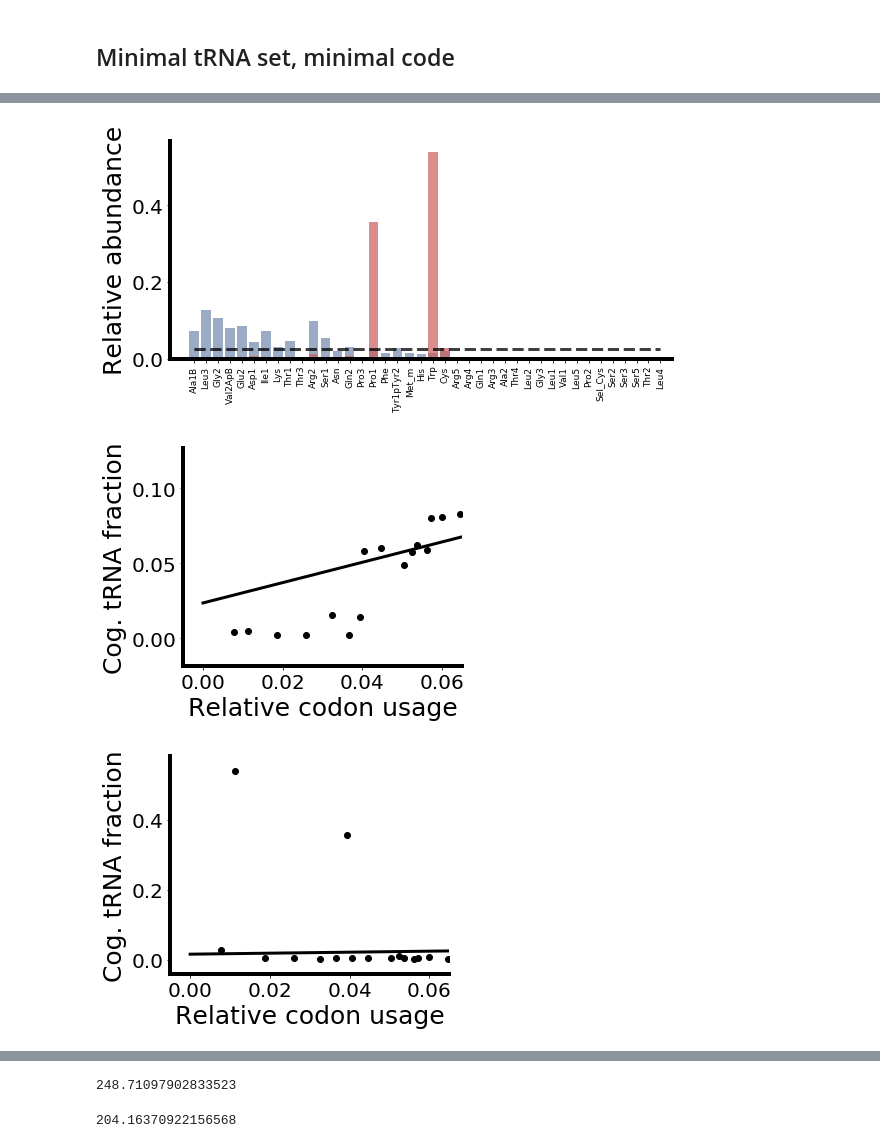
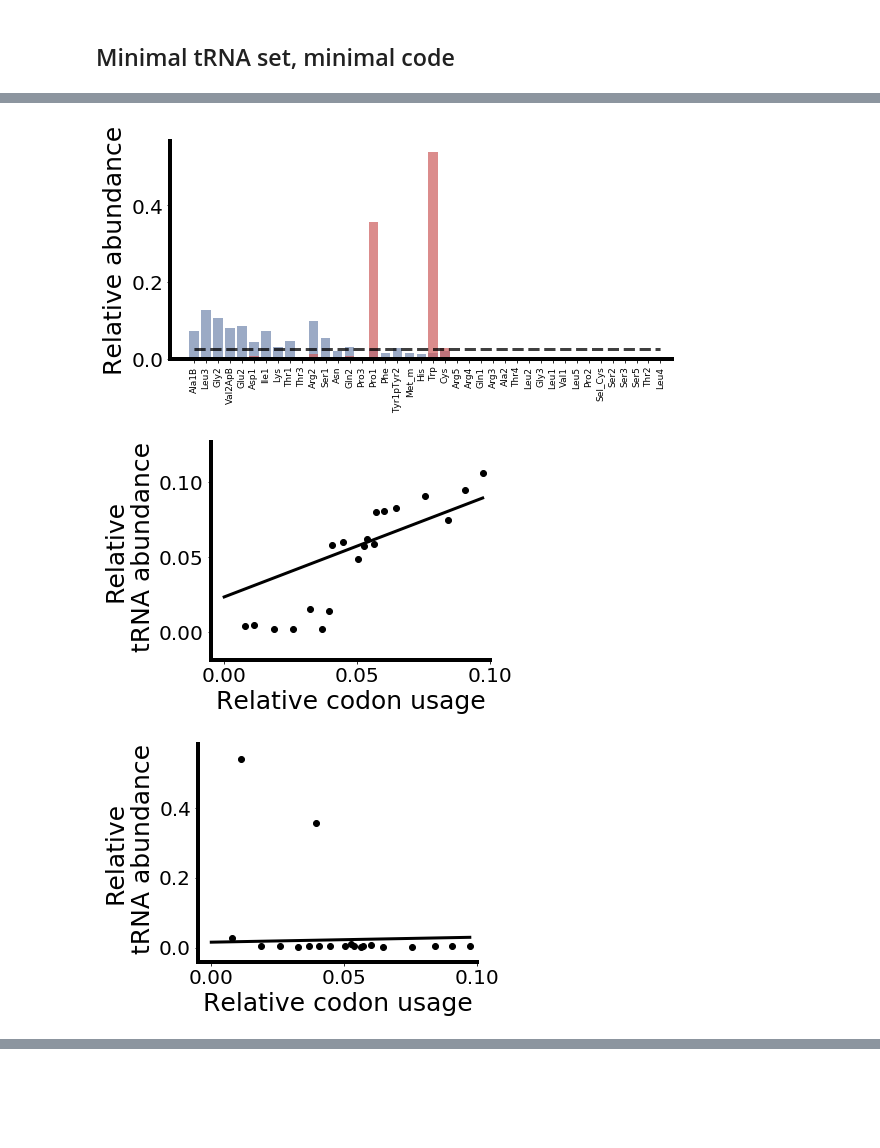
Before and after one commit to EndyLab/tRNACAD, a Jupyter notebook: minimalcode.ipynb, the cells around one changed output, grey strips where cells are left out. Drawn from its saved outputs; the diff is of its cells as text; code cells hidden in the pictures; blank space fills up the shorter version.

```diff
--- a/minimalcode.ipynb
+++ b/minimalcode.ipynb
@@ -524,6 +609,8 @@ tRNA_weightedbycodon = list(tRNA_sum_dict.values())/sum(tRNA_sum_dict.values())
 tRNA_sorted_indices = np.flip(tRNA_weightedbycodon.argsort())
 tRNA_sorted = np.array(tRNA_tags)[tRNA_sorted_indices]
 ptRNA_sorted = ptRNA_red20[tRNA_sorted_indices]
+ptRNA_sorted_minimaltRNA_WT = ptRNA_sorted
+tRNA_sorted_minimaltRNA_WT = tRNA_sorted
 
 #Resort ptRNA_min and plot
 ptRNA_min = ptRNA_list_fast[np.argmin(elongt_list_fast)]
@@ -535,6 +622,7 @@ ax.bar(np.arange(40),ptRNA_min_sorted,color='darkseagreen',width=0.8,alpha=0.7)
 ax.plot(np.arange(40),[1/40]*40,color='black',linewidth=3,linestyle='dashed',alpha=0.5)
 ax.plot(np.arange(40),[1/40]*40,color='black',linewidth=3,linestyle='dashed',alpha=0.5)
 plt.xticks(range(len(tRNA_tags)), tRNA_sorted,rotation='vertical')
+ptRNA_sorted_minimaltRNA_min = ptRNA_min_sorted
 
 #Resort ptRNA_max and plot
 ptRNA_max = ptRNA_list_slow[np.argmax(elongt_list_slow)]
@@ -556,6 +644,7 @@ for ax in [ax,ax1]:
     ax.tick_params(axis='y', which='major', labelsize=20)
     ax.tick_params(axis='x', which='major', labelsize=9)
     #ax.set_ylim(0,0.13)
+ptRNA_sorted_minimaltRNA_max = ptRNA_max_sorted
 
 
 ####Plot tRNA frequency vs. codon frequency######
@@ -568,6 +657,9 @@ zero_codon_indices = np.argwhere(pCodon_sorted != 0)
 zero_codon_indices = [indices[0] for indices in zero_codon_indices]
 
 ax3.scatter(pCodon_sorted[zero_codon_indices],ptRNA_min_sorted_percodon[zero_codon_indices],color='black',label = 'Protein-coding codon')
+ptRNA_min_sorted_percodon_minimalset=ptRNA_min_sorted_percodon
+pCodon_min_sorted= pCodon_sorted
+codon_sorted_minimalset = codon_sorted
 
 y_model,SS_err,_,_,_ = np.polyfit(pCodon_sorted,ptRNA_min_sorted_percodon,1,full=True)
 y_hat = np.polyval(y_model,pCodon_sorted)
@@ -601,10 +693,10 @@ slope, intercept = np.polyfit(pCodon_sorted,ptRNA_max_sorted_percodon,1)
 print("slope: ", slope)
 
 for ax in [ax3,ax4]:
-    ax.set_xlim(-0.005,0.065)
+    ax.set_xlim(-0.005,0.1)
     #ax.set_ylim(0,0.12)
     ax.set_xlabel('Relative codon usage',fontsize=25)
-    ax.set_ylabel('Cog. tRNA fraction',fontsize=25)
+    ax.set_ylabel('Relative\n tRNA abundance',fontsize=25)
     ax.tick_params(axis='y', which='major', labelsize=20)
     ax.tick_params(axis='x', which='major', labelsize=20)
     ax.spines['left'].set_linewidth(4)
@@ -628,6 +720,12 @@ print(hist)
 print(np.average(transcriptome_elongt)/np.average(transcriptome_elongt_WT))
 print(computeEffectiveGrowthRateShift(np.average(transcriptome_elongt)/np.average(transcriptome_elongt_WT)))
 
+print("Min. transcript elongation latency: ", min(transcriptome_elongt))
+print("Max. transcript elongation latency: ", max(transcriptome_elongt))
+print("Mean of elongation latency distrib:  ", np.mean(transcriptome_elongt))
+print("Standard deviation of elongation latency distrib:  ", np.std(transcriptome_elongt))
+
+
 codon_elongt = compute_codon_elongt(ptRNA_max, len(gr25_pCodon), ensmbl_latency_dict)
 gene_map, gene_latency = compute_gene_elongt(codon_elongt,red20=True)
 pCodon_transcriptome, transcriptome_elongt = compute_transcript_distributions(gene_map, gene_latency)
@@ -635,6 +733,11 @@ hist=ax1.hist(transcriptome_elongt,color='indianred',bins=30,range=(230,290),den
 print(hist)
 print(np.average(transcriptome_elongt)/np.average(transcriptome_elongt_WT))
 print(computeEffectiveGrowthRateShift(np.average(transcriptome_elongt)/np.average(transcriptome_elongt_WT)))
+
+print("Min. transcript elongation latency: ", min(transcriptome_elongt))
+print("Max. transcript elongation latency: ", max(transcriptome_elongt))
+print("Mean of elongation latency distrib:  ", np.mean(transcriptome_elongt))
+print("Standard deviation of elongation latency distrib:  ", np.std(transcriptome_elongt))
 
 for ax in [ax,ax1]:
     ax.set_xlim(140,260)
@@ -670,4 +773,4 @@ slope:  0.678663873518424
 [figure]
 [figure]
-[figure, old version]
+[figure, new version]
-[figure, old version]
+[figure, new version]
@@ -676,8 +778,0 @@ slope:  0.678663873518424
-# %%
-np.average(transcriptome_elongt)
-# %% [output]
-248.71097902833523
-# %%
-np.average(transcriptome_elongt_WT)
-# %% [output]
-204.16370922156568
```
Also changed, not shown: parts of 16 cells of this notebook, 9 other files.
